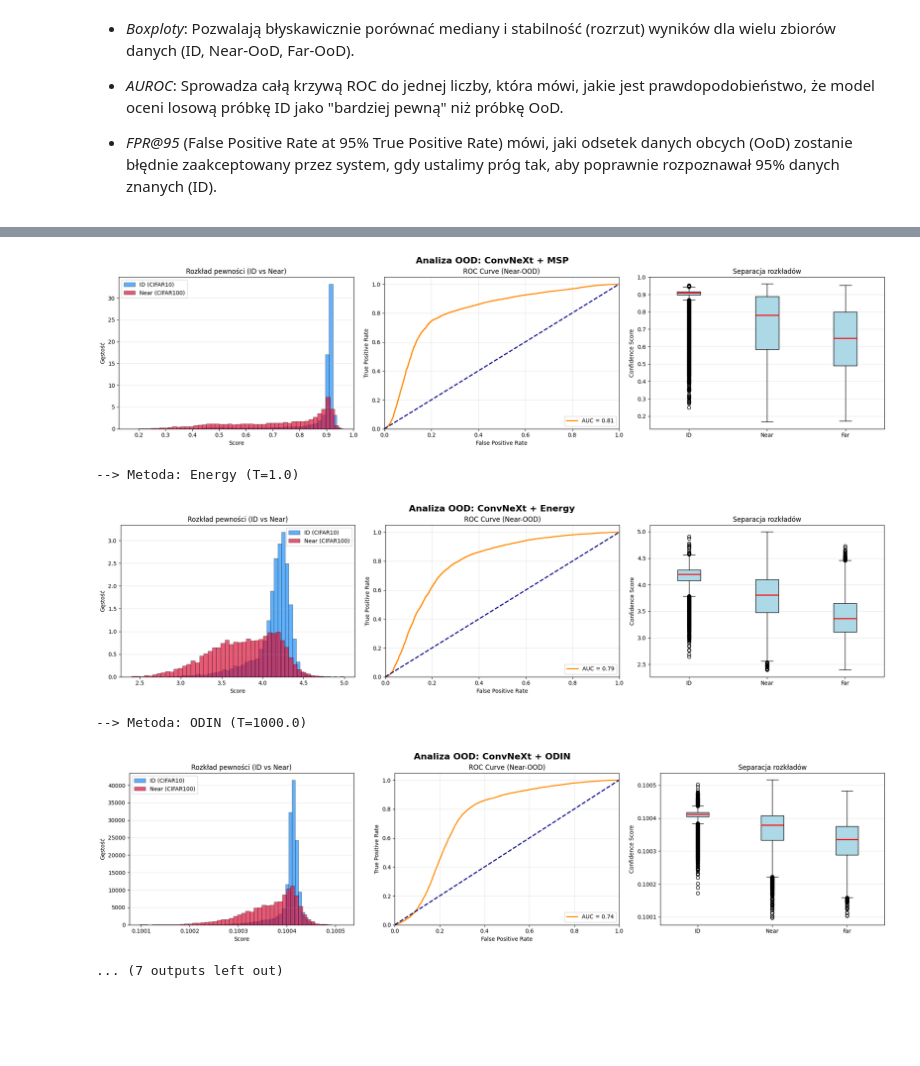
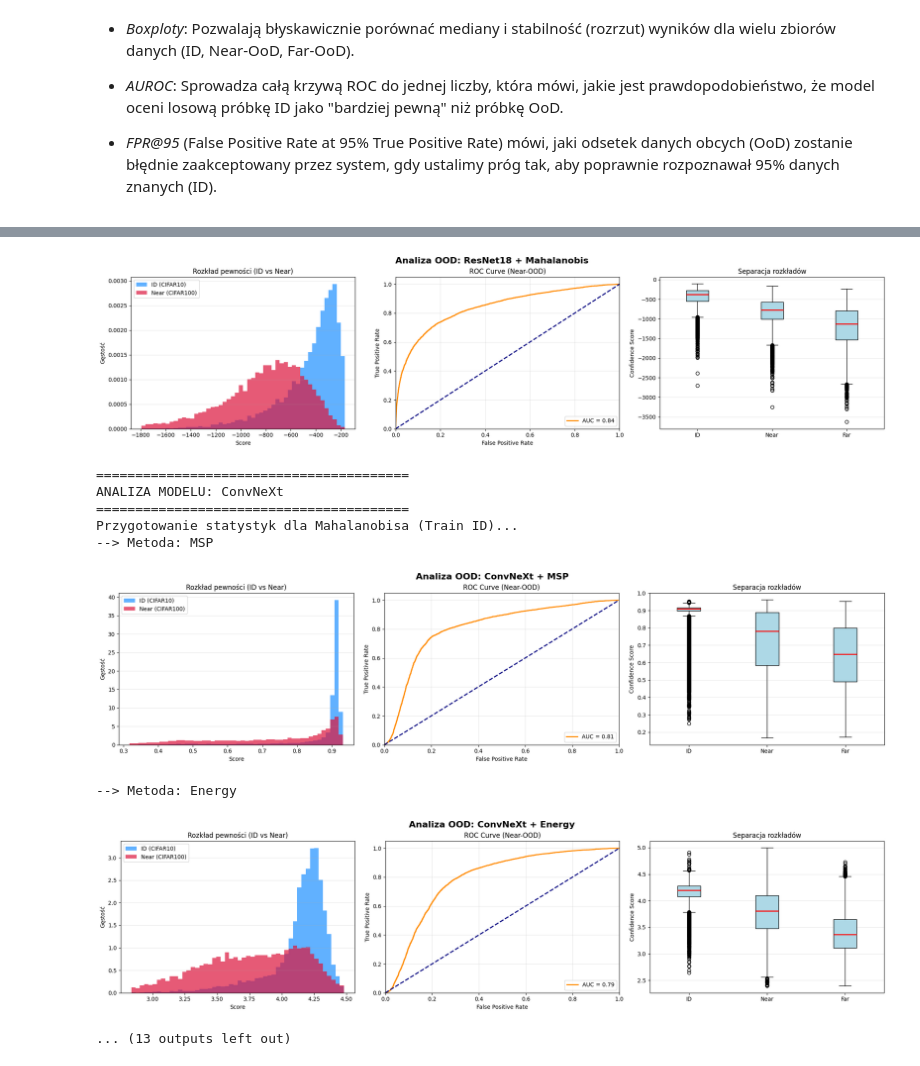
Before and after one commit to Gosiuniunia/Sieci-neuronowe, a Jupyter notebook: OOD_experiments.ipynb, the cells around one changed output, grey strips where cells are left out. Saved outputs shown, nothing was run; the diff lists cells and outputs as text; code cells hidden in the pictures; blank space fills up the shorter version.

Commit message:
added Mahalanobis Distance and UMAP/PCA

```diff
--- a/OOD_experiments.ipynb
+++ b/OOD_experiments.ipynb
@@ -395,6 +410,12 @@ ds_far = datasets.SVHN(root='./data', split='test', download=True, transform=tra
 loader_far = DataLoader(ds_far, batch_size=BATCH_SIZE, shuffle=False, num_workers=2)
 
 print(f"Dane gotowe:\n - ID (CIFAR10): {len(ds_id)}\n - Near (CIFAR100): {len(ds_near)}\n - Far (SVHN): {len(ds_far)}")
+
+# loader dla danych treningowych (potrzebny do statystyk Mahalanobisa)
+ds_train_id = datasets.CIFAR10(root='./data', train=True, download=True, transform=transform_test)
+loader_train_id = DataLoader(ds_train_id, batch_size=BATCH_SIZE, shuffle=False, num_workers=2)
+
+print(f"Dane treningowe ID gotowe: {len(ds_train_id)} próbek")
 # %% [output]
 Dane gotowe:
  - ID (CIFAR10): 10000
@@ -730,0 +809,14 @@ Wykres zapisano jako: porownanie_odin_T=1000.0_eps=0.0014_3_modele.png
+# %%
+def plot_mahalanobis(ax, scores_id, scores_near, scores_far, title):
+    all_scores = np.concatenate([scores_id, scores_near, scores_far])
+    min_val, max_val = all_scores.min(), all_scores.max()
+
+    bins = 50
+    alpha = 0.5
+    ax.hist(scores_id, bins=bins, range=(min_val, max_val), alpha=alpha, label='ID', color='green', density=True)
+    ax.hist(scores_near, bins=bins, range=(min_val, max_val), alpha=alpha, label='Near-OoD', color='orange', density=True)
+    ax.hist(scores_far, bins=bins, range=(min_val, max_val), alpha=alpha, label='Far-OoD', color='red', density=True)
+
+    ax.set_title(title, fontsize=14, fontweight='bold')
+    ax.set_xlabel("Mahalanobis Distance (wyższy = ID)")
+    ax.grid(True, alpha=0.3)
@@ -779,7 +914,8 @@ models_to_test = {
 methods = [
     {'name': 'MSP', 'type': 'msp', 'T': 1.0, 'eps': 0.0},
     {'name': 'Energy', 'type': 'energy', 'T': 1.0, 'eps': 0.0},
-    {'name': 'ODIN', 'type': 'odin', 'T': 1000.0, 'eps': 0.0014}
+    {'name': 'ODIN', 'type': 'odin', 'T': 1000.0, 'eps': 0.0014},
+    {'name': 'Mahalanobis', 'type': 'mahalanobis'}
 ]
 
 results_list = []
@@ -792,13 +928,23 @@ for model_name, model in models_to_test.items():
     print(f"ANALIZA MODELU: {model_name}")
     print(f"{'='*40}")
 
+    # Obliczamy statystyki raz dla danego modelu przed wejściem w pętlę metod
+    print("Przygotowanie statystyk dla Mahalanobisa (Train ID)...")
+    m_means, m_precision = get_mahalanobis_stats(model, loader_train_id, device)
+
     for m in methods:
-        print(f"--> Metoda: {m['name']} (T={m['T']})")
+        print(f"--> Metoda: {m['name']}")
 
-        id_scores = calculate_scores(model, loader_id, method=m['type'], T=m['T'], noise_magnitude=m['eps'])
-        near_scores = calculate_scores(model, loader_near, method=m['type'], T=m['T'], noise_magnitude=m['eps'])
-        far_scores = calculate_scores(model, loader_far, method=m['type'], T=m['T'], noise_magnitude=m['eps'])
+        if m['type'] == 'mahalanobis':
+            id_scores = get_mahalanobis_scores(model, loader_id, device, m_means, m_precision)
+            near_scores = get_mahalanobis_scores(model, loader_near, device, m_means, m_precision)
+            far_scores = get_mahalanobis_scores(model, loader_far, device, m_means, m_precision)
+        else:
+            id_scores = calculate_scores(model, loader_id, method=m['type'], T=m['T'], noise_magnitude=m['eps'])
+            near_scores = calculate_scores(model, loader_near, method=m['type'], T=m['T'], noise_magnitude=m['eps'])
+            far_scores = calculate_scores(model, loader_far, method=m['type'], T=m['T'], noise_magnitude=m['eps'])
 
+        # --- OBLICZENIA METRYK ---
         # Near-OOD
         y_true_near = np.concatenate([np.ones(len(id_scores)), np.zeros(len(near_scores))])
         y_scores_near = np.concatenate([id_scores, near_scores])
@@ -820,14 +966,24 @@ for model_name, model in models_to_test.items():
             'Far (SVHN) FPR@95': fpr_far
         })
 
+        # --- WIZUALIZACJA (Histogramy i Boxploty) ---
         fig, axes = plt.subplots(1, 3, figsize=(20, 5))
         fig.suptitle(f"Analiza OOD: {model_name} + {m['name']}", fontsize=16, fontweight='bold')
 
-        # --- A. HISTOGRAM (ID vs Near) ---
+        # A. Histogram (ID vs Near
         ax_hist = axes[0]
         ax_hist.set_title("Rozkład pewności (ID vs Near)", fontsize=12)
-        ax_hist.hist(id_scores, bins=50, alpha=0.7, density=True, label='ID (CIFAR10)', color='dodgerblue', edgecolor='black', linewidth=0.5)
-        ax_hist.hist(near_scores, bins=50, alpha=0.7, density=True, label='Near (CIFAR100)', color='crimson', edgecolor='black', linewidth=0.5)
+        #-----------------------------------------------
+        # Używamy percentyli do skali, bo Mahalanobis ma inne zakresy niż Softmax
+        all_s = np.concatenate([id_scores, near_scores])
+        range_val = (np.percentile(all_s, 1), np.percentile(all_s, 99))
+
+        ax_hist.hist(id_scores, bins=50, range=range_val, alpha=0.7, density=True, label='ID (CIFAR10)', color='dodgerblue')
+        ax_hist.hist(near_scores, bins=50, range=range_val, alpha=0.7, density=True, label='Near (CIFAR100)', color='crimson')
+        #----------------------------------------------------------
+        # ax_hist.hist(id_scores, bins=50, alpha=0.7, density=True, label='ID (CIFAR10)', color='dodgerblue', edgecolor='black', linewidth=0.5)
+        # ax_hist.hist(near_scores, bins=50, alpha=0.7, density=True, label='Near (CIFAR100)', color='crimson', edgecolor='black', linewidth=0.5)
+        #---------------------------------------------------------
         ax_hist.set_xlabel('Score')
         ax_hist.set_ylabel('Gęstość')
         ax_hist.legend()
@@ -862,8 +1018,7 @@ for model_name, model in models_to_test.items():
 
         plt.tight_layout()
         plt.subplots_adjust(top=0.88)
-        filename = f"Combined_{model_name}_{m['name']}.png"
-        plt.savefig(os.path.join(plots_dir, filename), dpi=100)
+        plt.savefig(os.path.join(plots_dir, f"Combined_{model_name}_{m['name']}.png"), dpi=100)
         plt.show()
 
 df_results = pd.DataFrame(results_list)
@@ -871,10 +1026,6 @@ df_results = pd.DataFrame(results_list)
 print("\n=== PODSUMOWANIE WYNIKÓW ===")
 pd.options.display.float_format = '{:,.4f}'.format
 print(df_results)
-
-csv_path = os.path.join(project_directory, f"results_full_{date}.csv")
-df_results.to_csv(csv_path, index=False)
-print(f"\nTabela wyników zapisana: {csv_path}")
 # %% [output]
 ========================================
 ANALIZA MODELU: ResNet18
@@ -892,6 +1041,10 @@ ANALIZA MODELU: ConvNeXt
-[figure, old version]
+[figure, new version]
---> Metoda: Energy (T=1.0)
+========================================
+ANALIZA MODELU: ConvNeXt
+========================================
+Przygotowanie statystyk dla Mahalanobisa (Train ID)...
+--> Metoda: MSP
-[figure, old version]
+[figure, new version]
---> Metoda: ODIN (T=1000.0)
+--> Metoda: Energy
-[figure, old version]
+[figure, new version]
-... (7 outputs left out)
+... (13 outputs left out)
```
Also changed, not shown: parts of 16 cells of this notebook.
